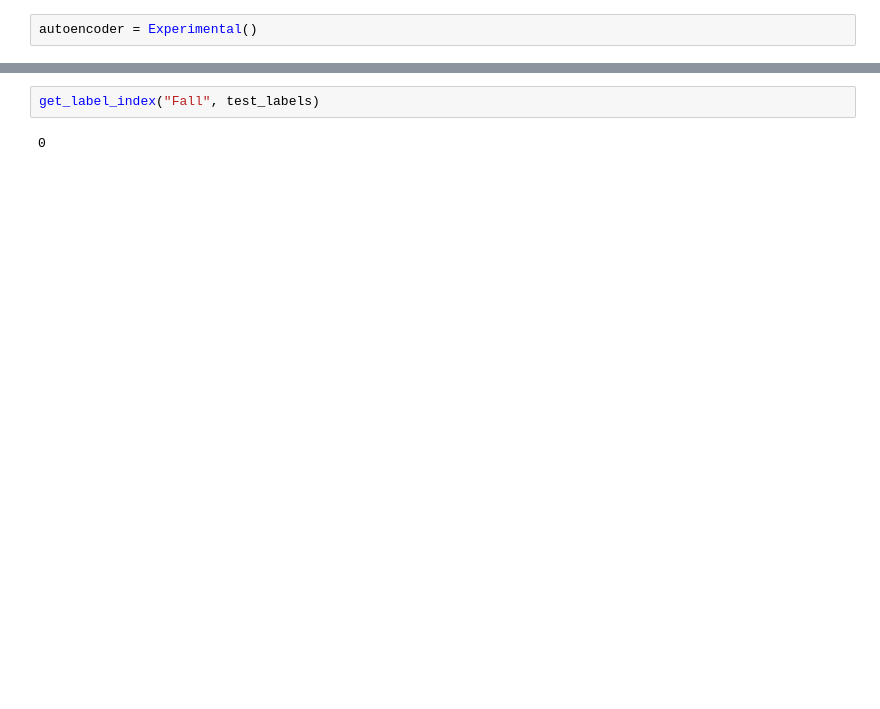
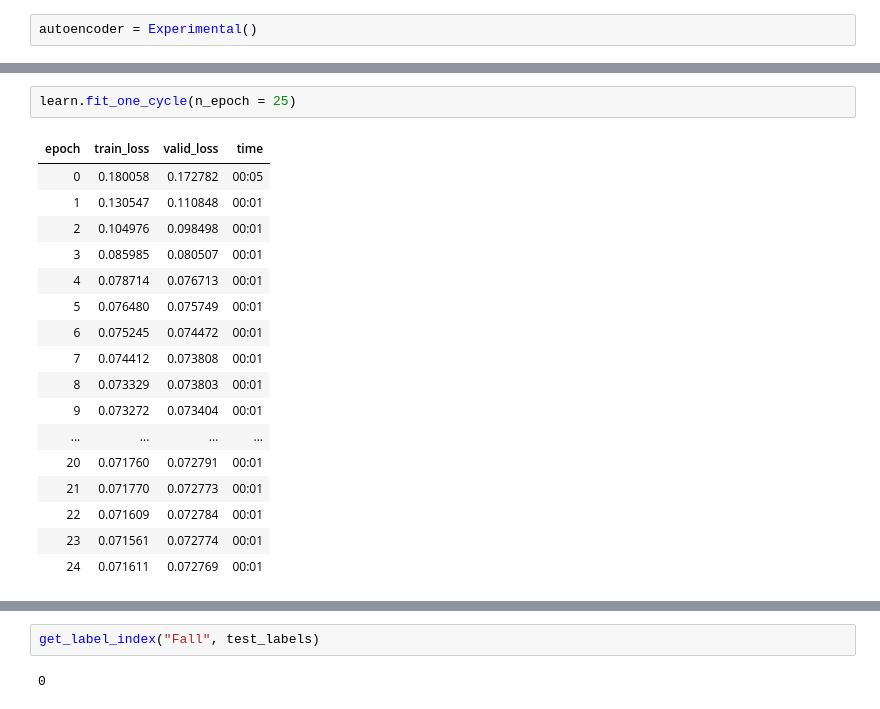
Before and after one commit to Vatnelid-Master-Project/data-analysis, a Jupyter notebook: autoencoder.ipynb, the cells around one changed output, grey strips where cells are left out. Drawn from its saved outputs; the diff is of its cells as text; blank space fills up the shorter version.

```diff
--- a/autoencoder.ipynb
+++ b/autoencoder.ipynb
@@ -190 +201,21 @@ learner.fit_one_cycle(n_epoch = 25, lr_max=lr.valley)
+# %%
+learn.fit_one_cycle(n_epoch = 25)
+# %% [output]
+| epoch | train_loss | valid_loss | time |
+| 0 | 0.180058 | 0.172782 | 00:05 |
+| 1 | 0.130547 | 0.110848 | 00:01 |
+| 2 | 0.104976 | 0.098498 | 00:01 |
+| 3 | 0.085985 | 0.080507 | 00:01 |
+| 4 | 0.078714 | 0.076713 | 00:01 |
+| 5 | 0.076480 | 0.075749 | 00:01 |
+| 6 | 0.075245 | 0.074472 | 00:01 |
+| 7 | 0.074412 | 0.073808 | 00:01 |
+| 8 | 0.073329 | 0.073803 | 00:01 |
+| 9 | 0.073272 | 0.073404 | 00:01 |
+| ... | ... | ... | ... |
+| 20 | 0.071760 | 0.072791 | 00:01 |
+| 21 | 0.071770 | 0.072773 | 00:01 |
+| 22 | 0.071609 | 0.072784 | 00:01 |
+| 23 | 0.071561 | 0.072774 | 00:01 |
+| 24 | 0.071611 | 0.072769 | 00:01 |
 # %%
```
Also changed, not shown: parts of 49 cells of this notebook, 8 other files.
